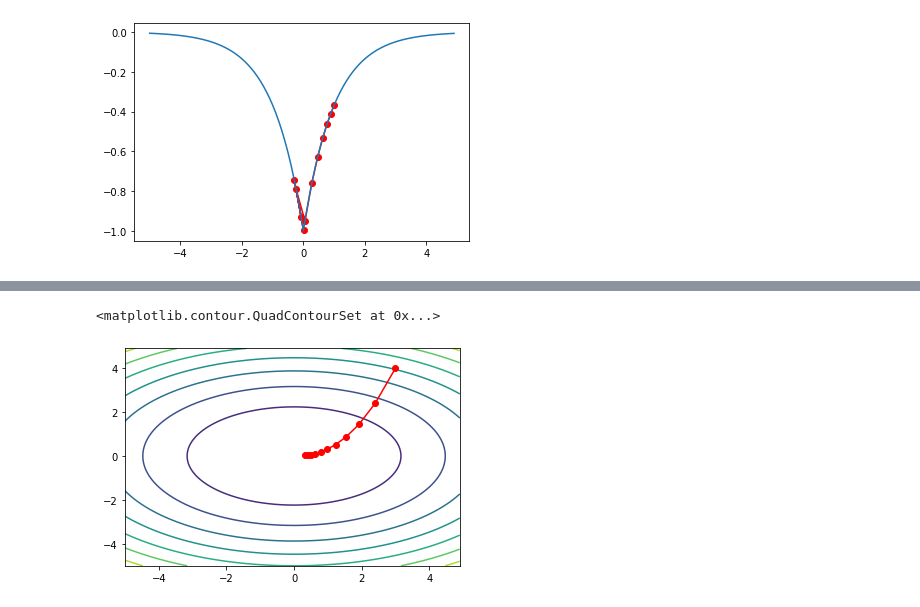
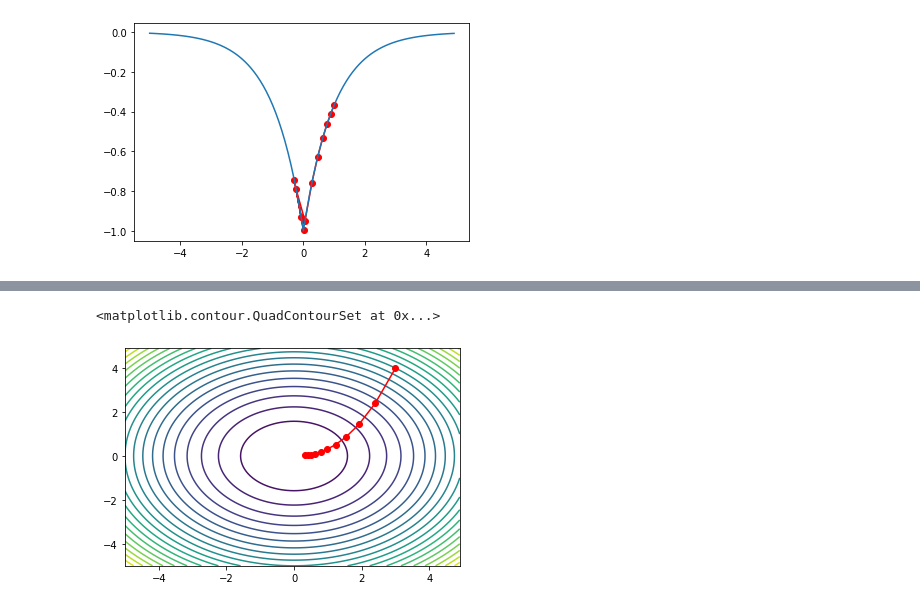
Before and after one commit to mohamad-qodosi/utech-summer-school-99-Machine-Learning, a Jupyter notebook: Notebooks/Linear_Regression/linear_regression_2.ipynb, the cells around one changed output, grey strips where cells are left out. Cells and saved outputs as stored; diff of their text form; code cells hidden in the pictures.

```diff
--- a/Notebooks/Linear_Regression/linear_regression_2.ipynb
+++ b/Notebooks/Linear_Regression/linear_regression_2.ipynb
@@ -206,14 +206,14 @@ def optimize_3d(function, x0, y0, alpha, itterations):
 # %%
 function = GD_quadratic(1, 2)
 
 points_GD = optimize_3d(function, 3, 4, 0.1, 10)
 plt.plot(points_GD[:, 0], points_GD[:, 1], 'ro-')
 
 x = np.arange(-5, 5, 0.1)
 y = np.arange(-5, 5, 0.1)
 x, y = np.meshgrid(x, y)
-z = function(x, y)
-plt.contour(x, y, z)
+z = my_z(x, y, 1, 1)
+plt.contour(x, y, z, levels=20)
 # %% [output]
 <matplotlib.contour.QuadContourSet at 0x...>
-[figure, old version]
+[figure, new version]
```
Also changed, not shown: parts of 3 cells of this notebook, 5 other files.
